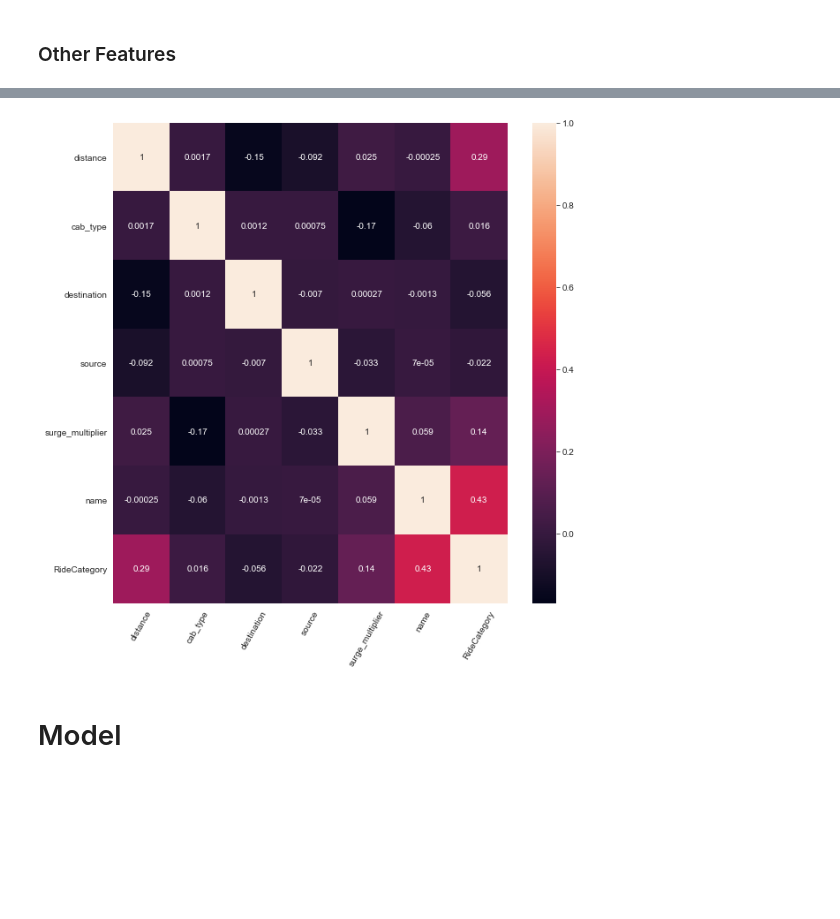
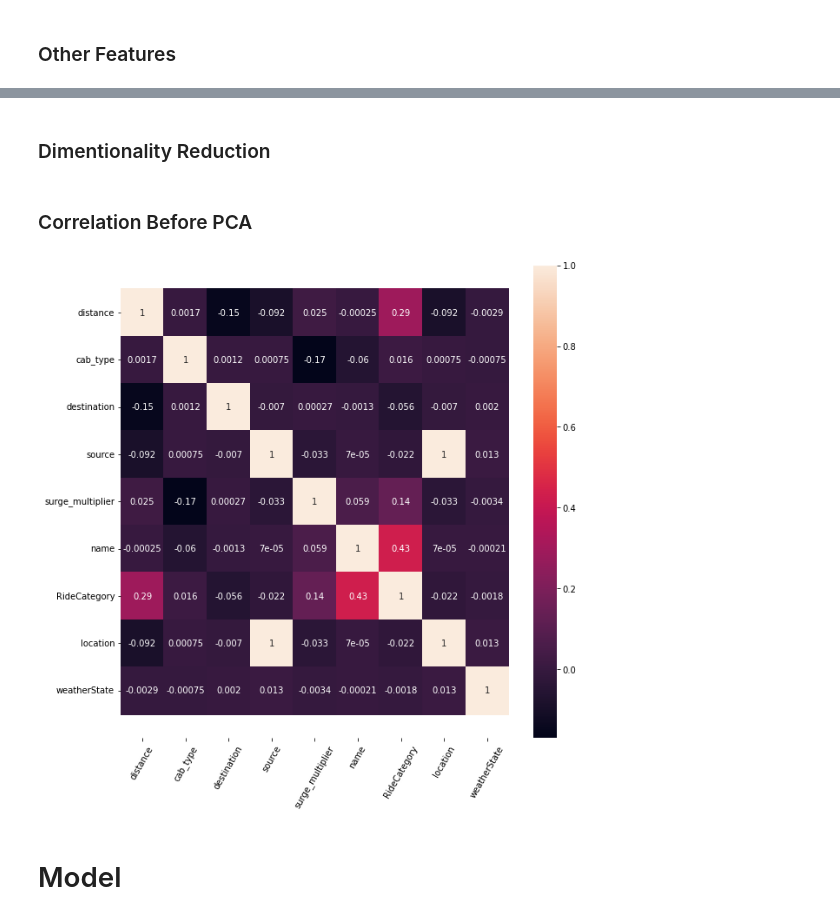
Before and after one commit to aymanmostafa11/Taxi-Ride-Fare-Prediction, a Jupyter notebook: Classification.ipynb, the cells around one changed output, grey strips where cells are left out. Saved outputs shown, nothing was run; the diff lists cells and outputs as text; code cells hidden in the pictures; blank space fills up the shorter version.

```diff
--- a/Classification.ipynb
+++ b/Classification.ipynb
@@ -314,0 +404,4 @@ features.head()
+# %%
+mergedData['sunnyDay'] = 0
+# %%
+mergedData['sunnyDay'][mergedData['clouds'] <= 0.1] = 1
@@ -315,17 +435,27 @@ features.head()
+# %% [markdown]
+### Dimentionality Reduction
+# %%
+subsetOfData = mergedData[['temp','sunnyDay','rainType','wind','pressure','humidity']]
+mergedData.drop(['temp','clouds','sunnyDay','rainType','rain','wind','pressure','humidity'],axis=1,inplace=True)
+# %%
+lowerDimensionWeatherData =preProcessing.reduceDimentionsOf(subsetOfData)
+mergedData['weatherState'] = lowerDimensionWeatherData
+# %% [markdown]
+### Correlation Before PCA
 # %%
 plt.figure(figsize = (10, 10))
 
-ax = sns.heatmap(features.corr(), annot = True)
+ax = sns.heatmap(mergedData.corr(), annot = True)
 ax.tick_params(axis = 'x', rotation = 60)
 ax.tick_params(axis = 'y', rotation = 0)
 # these two lines are meant to fix a bug in matplotlib's current version
 # where the graph top and bot rows are cut in half (I copied them from stackoverflow)
 bottom, top = ax.get_ylim()
 ax.set_ylim(bottom + 0.5, top - 0.5)
 
 plt.show()
 # %% [output]
-[figure, old version]
+[figure, new version]
 # %% [markdown]
 # Model
 # %%
```
Also changed, not shown: parts of 40 cells of this notebook.
